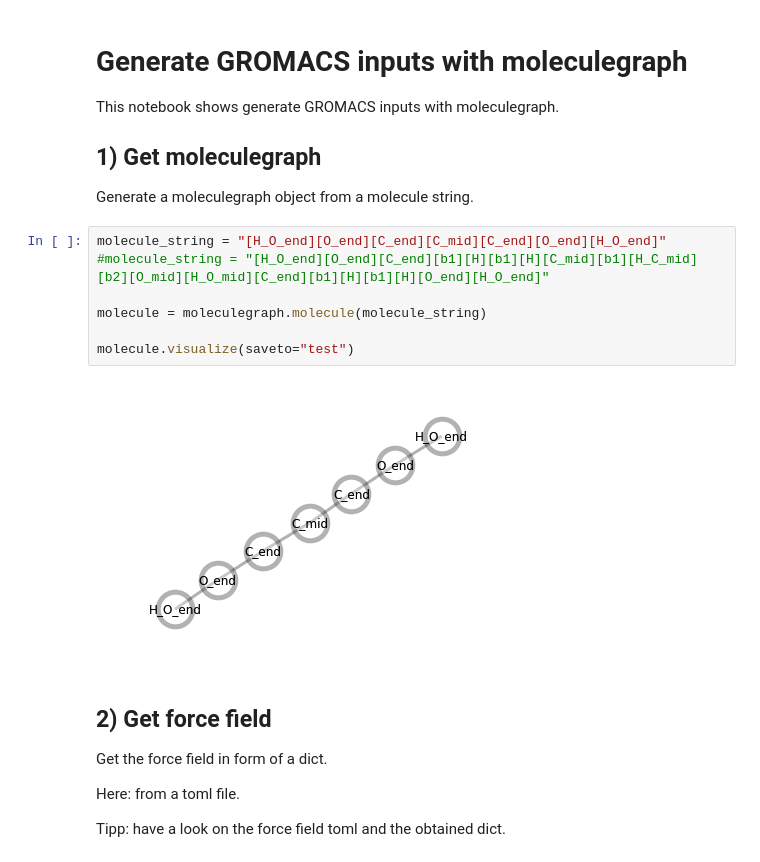
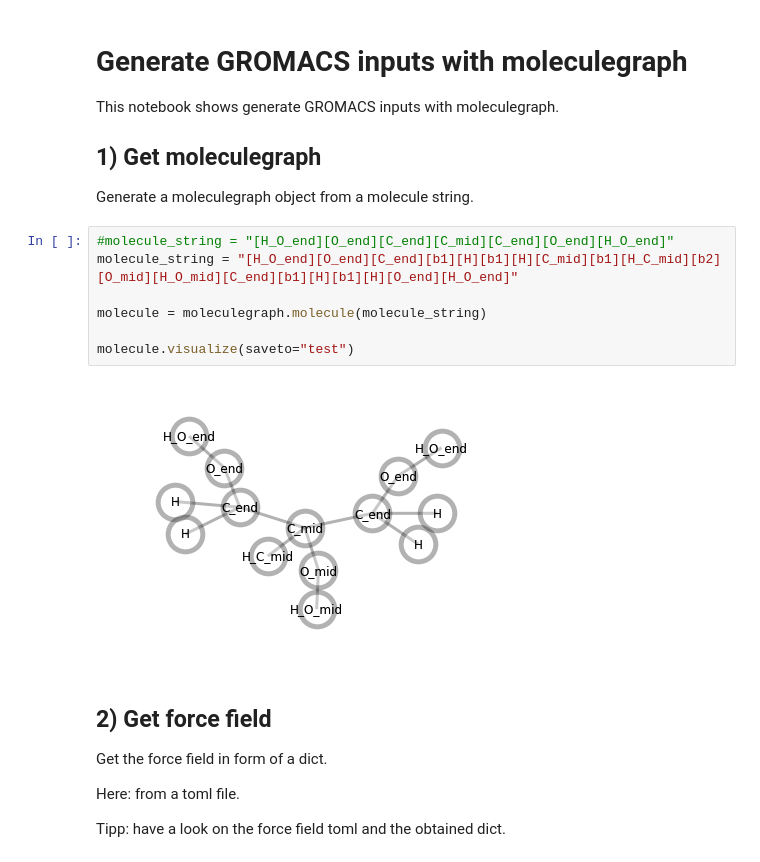
Before and after one commit to maxfleck/moleculegraph, a Jupyter notebook: examples/GROMACS/build_GROMACS_input.ipynb, the cells around one changed output. Saved outputs shown, nothing was run; the diff lists cells and outputs as text.

```diff
--- a/examples/GROMACS/build_GROMACS_input.ipynb
+++ b/examples/GROMACS/build_GROMACS_input.ipynb
@@ -12,14 +12,14 @@ This notebook shows generate GROMACS inputs with moleculegraph.
 
 Generate a moleculegraph object from a molecule string.
 # %%
-molecule_string = "[H_O_end][O_end][C_end][C_mid][C_end][O_end][H_O_end]"
-#molecule_string = "[H_O_end][O_end][C_end][b1][H][b1][H][C_mid][b1][H_C_mid][b2][O_mid][H_O_mid][C_end][b1][H][b1][H][O_end][H_O_end]"
+#molecule_string = "[H_O_end][O_end][C_end][C_mid][C_end][O_end][H_O_end]"
+molecule_string = "[H_O_end][O_end][C_end][b1][H][b1][H][C_mid][b1][H_C_mid][b2][O_mid][H_O_mid][C_end][b1][H][b1][H][O_end][H_O_end]"
 
 molecule = moleculegraph.molecule(molecule_string)
 
 molecule.visualize(saveto="test")
 # %% [output]
-[figure, old version]
+[figure, new version]
 # %% [markdown]
 ## 2) Get force field
 
```
Also changed, not shown: 2 other files.
